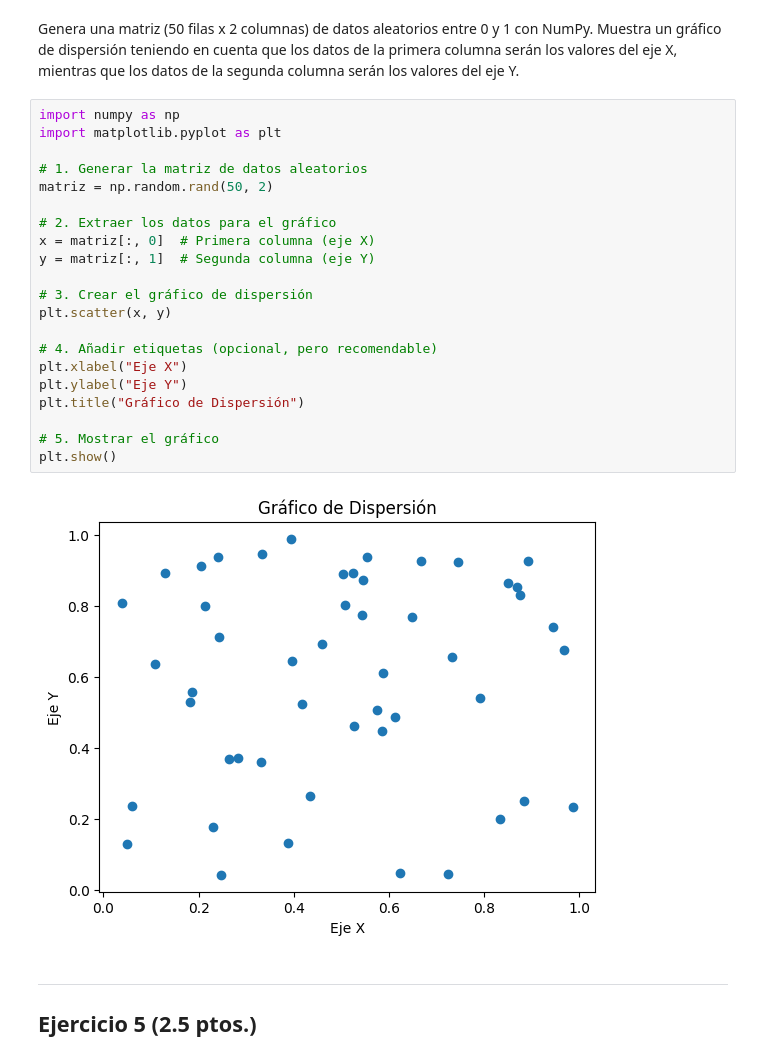
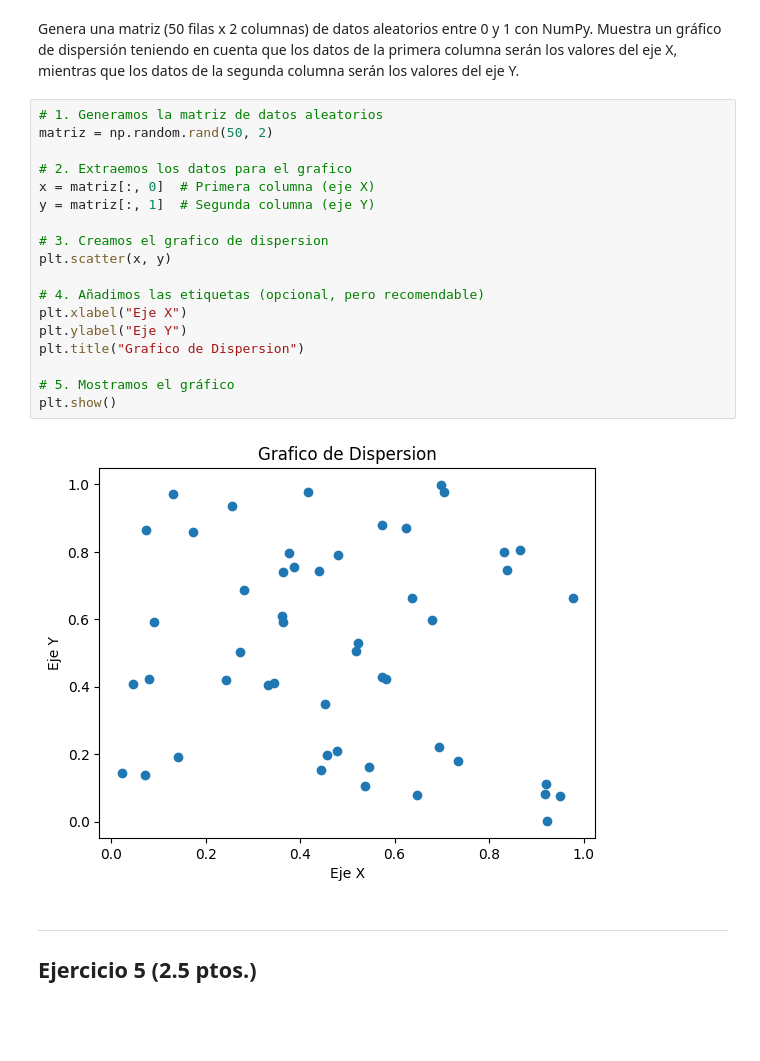
Before and after one commit to luiscargarcia/LCGE_CEIABD_IABD, a Jupyter notebook: Tarea1-ProgramacionIA/Tarea_1_PIA_Garcia_LuisCarlos.ipynb, the cells around one changed output. Cells and saved outputs as stored; diff of their text form; blank space fills up the shorter version.

```diff
--- a/Tarea1-ProgramacionIA/Tarea_1_PIA_Garcia_LuisCarlos.ipynb
+++ b/Tarea1-ProgramacionIA/Tarea_1_PIA_Garcia_LuisCarlos.ipynb
@@ -192,28 +187,25 @@ plt.show()
 # %% [markdown]
 Genera una matriz (50 filas x 2 columnas) de datos aleatorios entre 0 y 1 con NumPy. Muestra un gráfico de dispersión teniendo en cuenta que los datos de la primera columna serán los valores del eje X, mientras que los datos de la segunda columna serán los valores del eje Y.
 # %%
-import numpy as np
-import matplotlib.pyplot as plt
-
-# 1. Generar la matriz de datos aleatorios
+# 1. Generamos la matriz de datos aleatorios
 matriz = np.random.rand(50, 2)
 
-# 2. Extraer los datos para el gráfico
+# 2. Extraemos los datos para el grafico
 x = matriz[:, 0]  # Primera columna (eje X)
 y = matriz[:, 1]  # Segunda columna (eje Y)
 
-# 3. Crear el gráfico de dispersión
+# 3. Creamos el grafico de dispersion
 plt.scatter(x, y)
 
-# 4. Añadir etiquetas (opcional, pero recomendable)
+# 4. Añadimos las etiquetas (opcional, pero recomendable)
 plt.xlabel("Eje X")
 plt.ylabel("Eje Y")
-plt.title("Gráfico de Dispersión")
+plt.title("Grafico de Dispersion")
 
-# 5. Mostrar el gráfico
+# 5. Mostramos el gráfico
 plt.show()
 # %% [output]
-[figure, old version]
+[figure, new version]
 # %% [markdown]
 ---
 ## Ejercicio 5 (2.5 ptos.)
```
Also changed, not shown: parts of 7 cells of this notebook, 3 other files.
